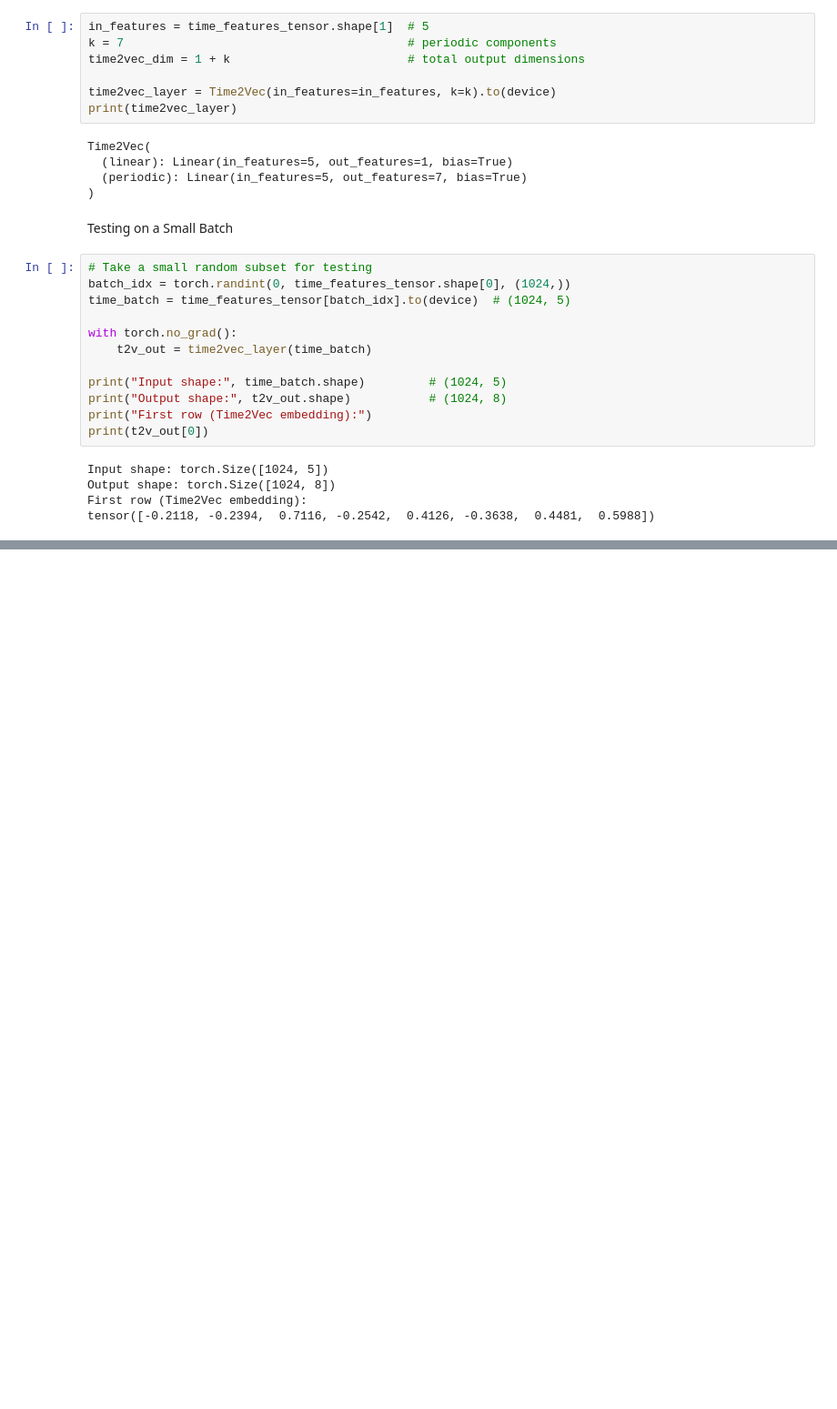
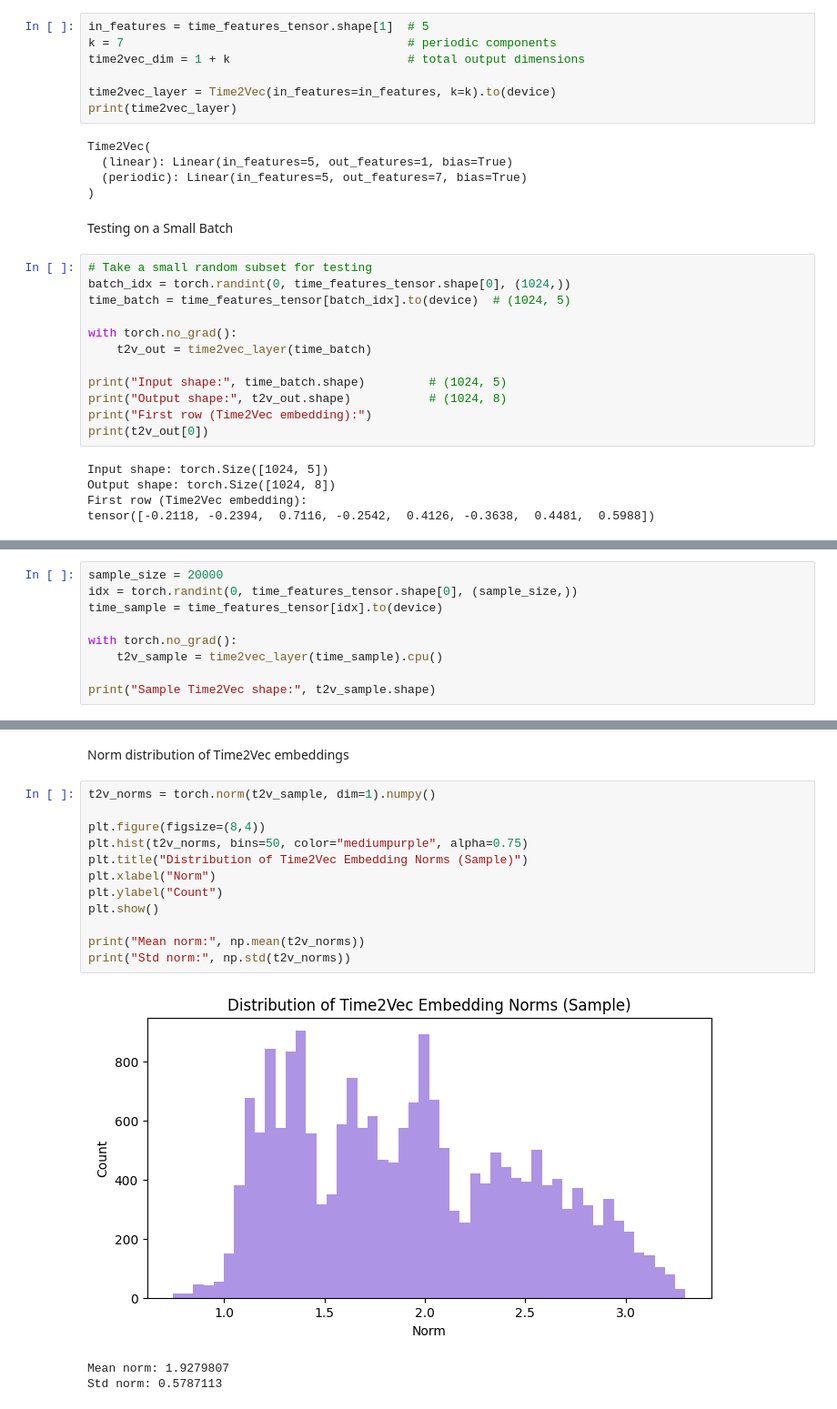
Before and after one commit to sheebaboy33/ColdFusionX, a Jupyter notebook: notebooks/05_time_encoder.ipynb, the cells around one changed output, grey strips where cells are left out. Shown: that part at 91% size. Saved outputs shown, nothing was run; the diff lists cells and outputs as text; blank space fills up the shorter version.

```diff
--- a/notebooks/05_time_encoder.ipynb
+++ b/notebooks/05_time_encoder.ipynb
@@ -344,0 +436,9 @@ tensor([-0.2118, -0.2394,  0.7116, -0.2542,  0.4126, -0.3638,  0.4481,  0.5988])
+# %%
+sample_size = 20000
+idx = torch.randint(0, time_features_tensor.shape[0], (sample_size,))
+time_sample = time_features_tensor[idx].to(device)
+
+with torch.no_grad():
+    t2v_sample = time2vec_layer(time_sample).cpu()
+
+print("Sample Time2Vec shape:", t2v_sample.shape)
@@ -344,0 +455,18 @@ tensor([-0.2118, -0.2394,  0.7116, -0.2542,  0.4126, -0.3638,  0.4481,  0.5988])
+# %% [markdown]
+Norm distribution of Time2Vec embeddings
+# %%
+t2v_norms = torch.norm(t2v_sample, dim=1).numpy()
+
+plt.figure(figsize=(8,4))
+plt.hist(t2v_norms, bins=50, color="mediumpurple", alpha=0.75)
+plt.title("Distribution of Time2Vec Embedding Norms (Sample)")
+plt.xlabel("Norm")
+plt.ylabel("Count")
+plt.show()
+
+print("Mean norm:", np.mean(t2v_norms))
+print("Std norm:", np.std(t2v_norms))
+# %% [output]
+[figure, added]
+Mean norm: 1.9279807
+Std norm: 0.5787113
```
Also changed, not shown: parts of 19 cells of this notebook.
